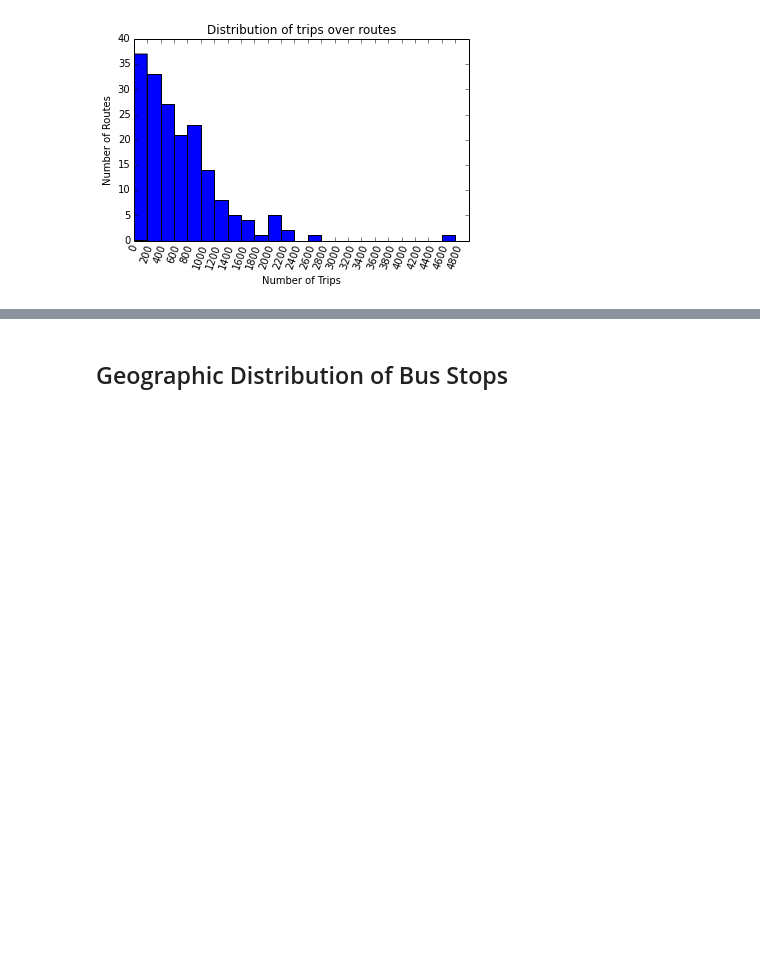
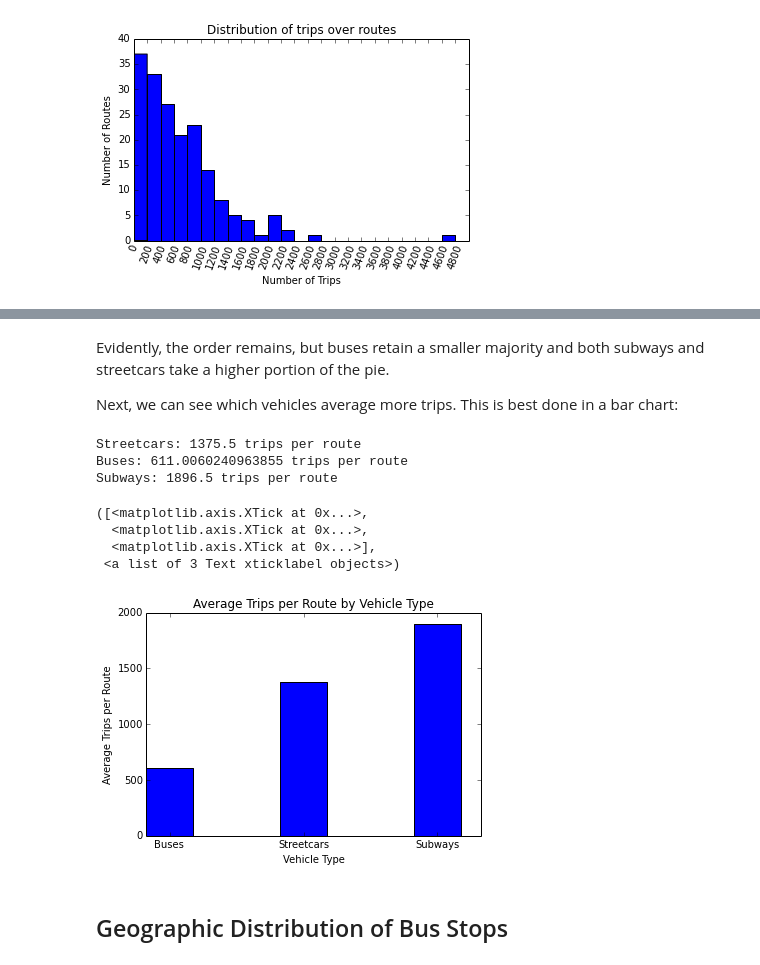
Before and after one commit to ericye16/TTC-Report, a Jupyter notebook: Data Summative.ipynb, the cells around one changed output, grey strips where cells are left out. Drawn from its saved outputs; the diff is of its cells as text; code cells hidden in the pictures; blank space fills up the shorter version.

```diff
--- a/Data Summative.ipynb
+++ b/Data Summative.ipynb
@@ -171,3 +256,30 @@ plt.subplots_adjust(bottom=0.2)
+# %% [markdown]
+Evidently, the order remains, but buses retain a smaller majority and both subways and streetcars take a higher portion of the pie.
+
+Next, we can see which vehicles average more trips. This is best done in a bar chart:
+# %%
+streetcar_trip_route = streetcars_trips / streetcars
+buses_trip_route = buses_trips / buses
+subway_trip_route = subways_trips / subways
+print("Streetcars: %s trips per route" % streetcar_trip_route)
+print("Buses: %s trips per route" % buses_trip_route)
+print("Subways: %s trips per route" % subway_trip_route)
+index = np.arange(3)
+bar_width = .35
+rect_buses = plt.bar(index, (buses_trip_route, streetcar_trip_route, subway_trip_route), bar_width)
+plt.xlabel("Vehicle Type")
+plt.ylabel("Average Trips per Route")
+plt.title("Average Trips per Route by Vehicle Type")
+plt.xticks(index + bar_width / 2, ("Buses", "Streetcars", "Subways"))
+# %% [output]
+Streetcars: 1375.5 trips per route
+Buses: 611.0060240963855 trips per route
+Subways: 1896.5 trips per route
+([<matplotlib.axis.XTick at 0x...>,
+  <matplotlib.axis.XTick at 0x...>,
+  <matplotlib.axis.XTick at 0x...>],
+ <a list of 3 Text xticklabel objects>)
+[figure, added]
 # %% [markdown]
 ## Geographic Distribution of Bus Stops
 # %% [markdown]
```
Also changed, not shown: parts of 21 cells of this notebook, 1 other file.
